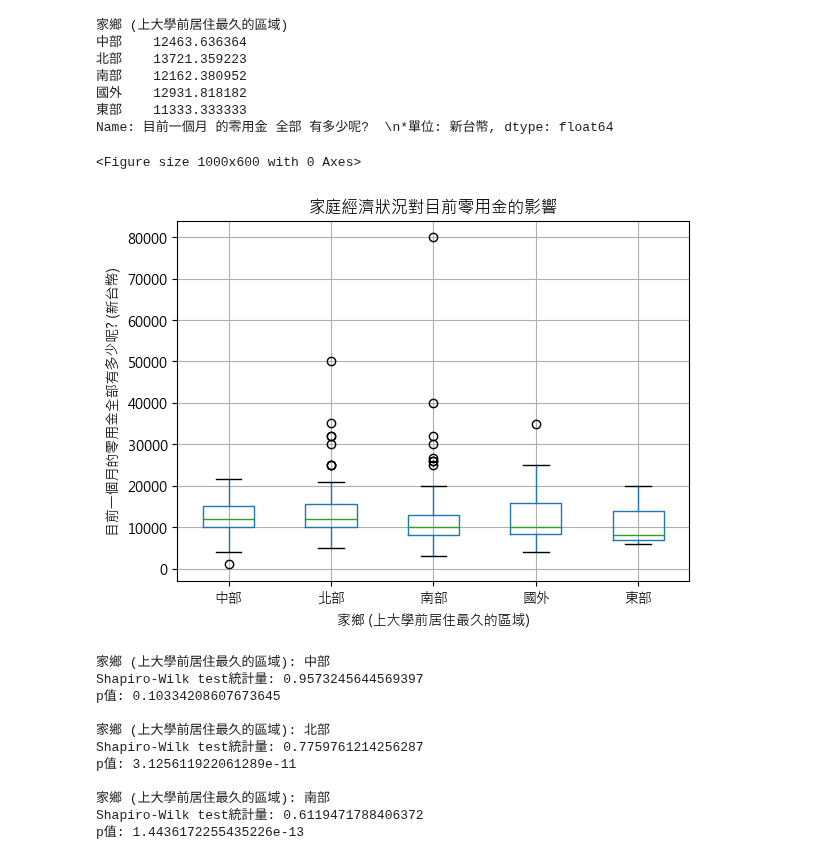
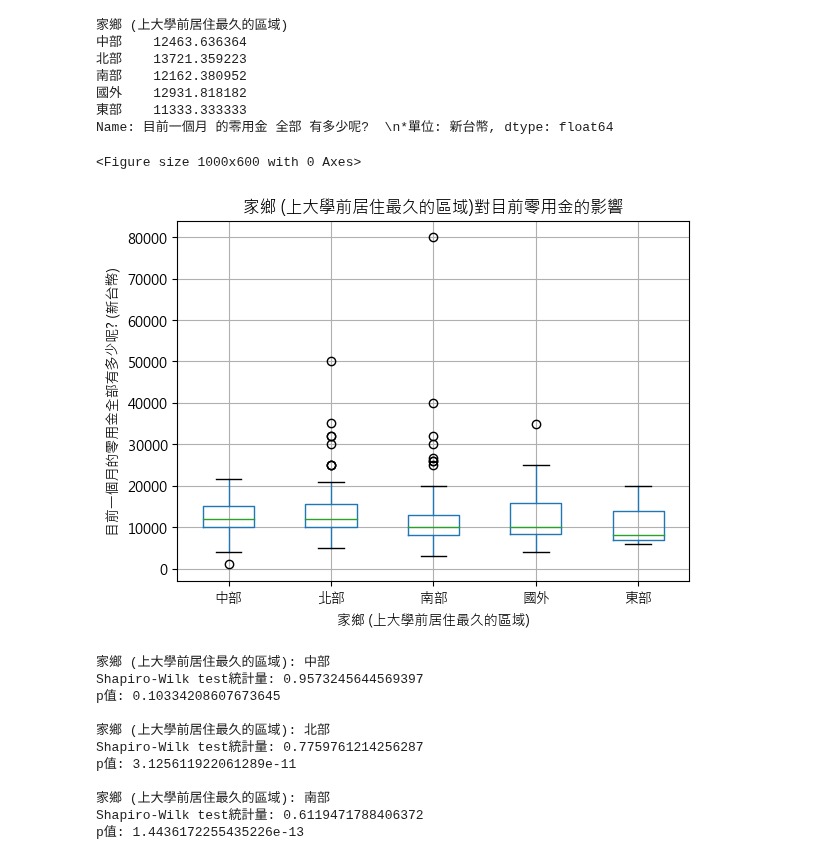
Before and after one commit to whats2000/coding-stuff-I-make-from-learning, a Jupyter notebook: Pythons/statistic/Pocket Money/PockerMoney.ipynb, the cells around one changed output. Drawn from its saved outputs; the diff is of its cells as text; code cells hidden in the pictures.

```diff
--- a/Pythons/statistic/Pocket Money/PockerMoney.ipynb
+++ b/Pythons/statistic/Pocket Money/PockerMoney.ipynb
@@ -336,14 +314,14 @@ Name: 目前一個月 的零用金 全部 有多少呢?  \n*單位: 新台幣, d
 # %%
 plt.figure(figsize=(10, 6))
 df.boxplot(column='目前一個月 的零用金 全部 有多少呢?  \n*單位: 新台幣', by='家鄉 (上大學前居住最久的區域)')
 plt.xlabel('家鄉 (上大學前居住最久的區域)')
 plt.ylabel('目前一個月的零用金全部有多少呢? (新台幣)')
-plt.title('家庭經濟狀況對目前零用金的影響')
+plt.title('家鄉 (上大學前居住最久的區域)對目前零用金的影響')
 plt.suptitle('')  # 移除預設的子標題
 plt.show()
 # %% [output]
 <Figure size 1000x600 with 0 Axes>
-[figure, old version]
+[figure, new version]
 # %%
 from scipy.stats import shapiro
 
```
Also changed, not shown: parts of 11 cells of this notebook.
